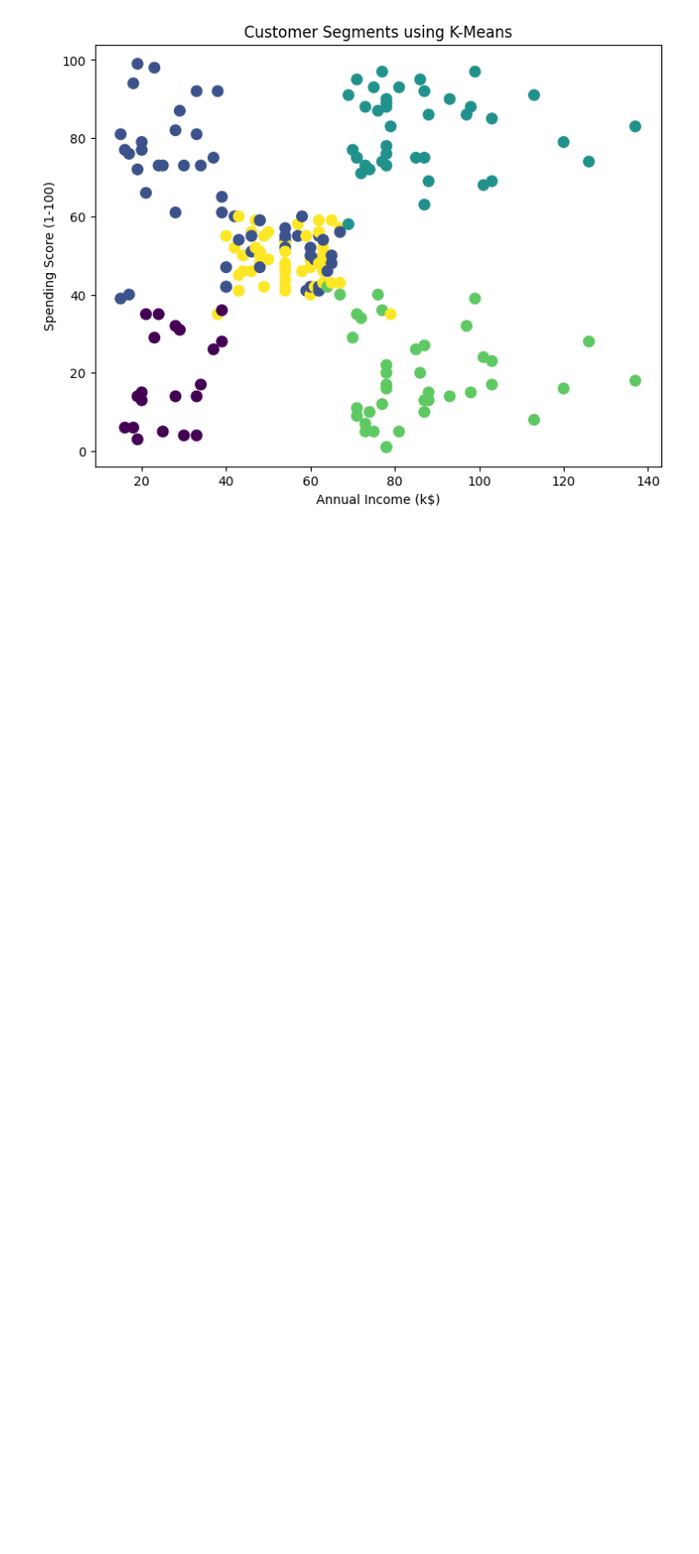
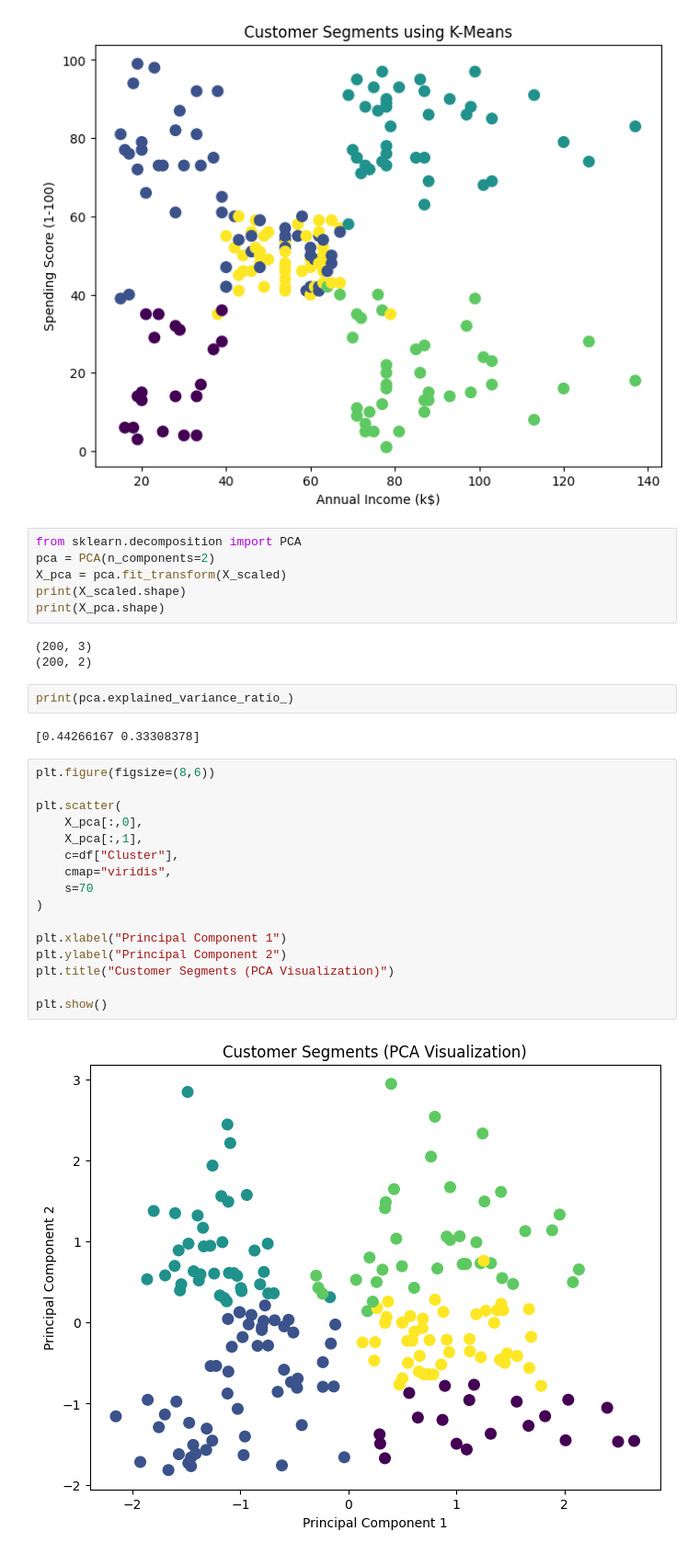
Before and after one commit to haneef333/customer-segmentation, a Jupyter notebook: notebooks/customer_segmentation.ipynb, the cells around one changed output. Shown at 92% size. Drawn from its saved outputs; the diff is of its cells as text; blank space fills up the shorter version.

Commit message:
Add PCA dimensionality reduction and customer cluster visualization

```diff
--- a/notebooks/customer_segmentation.ipynb
+++ b/notebooks/customer_segmentation.ipynb
@@ -288,3 +288,34 @@ plt.title("Customer Segments using K-Means")
 plt.show()
 # %% [output]
 [figure]
+# %%
+from sklearn.decomposition import PCA
+pca = PCA(n_components=2)
+X_pca = pca.fit_transform(X_scaled)
+print(X_scaled.shape)
+print(X_pca.shape)
+# %% [output]
+(200, 3)
+(200, 2)
+# %%
+print(pca.explained_variance_ratio_)
+# %% [output]
+[0.44266167 0.33308378]
+# %%
+plt.figure(figsize=(8,6))
+
+plt.scatter(
+    X_pca[:,0],
+    X_pca[:,1],
+    c=df["Cluster"],
+    cmap="viridis",
+    s=70
+)
+
+plt.xlabel("Principal Component 1")
+plt.ylabel("Principal Component 2")
+plt.title("Customer Segments (PCA Visualization)")
+
+plt.show()
+# %% [output]
+[figure, added]
```
